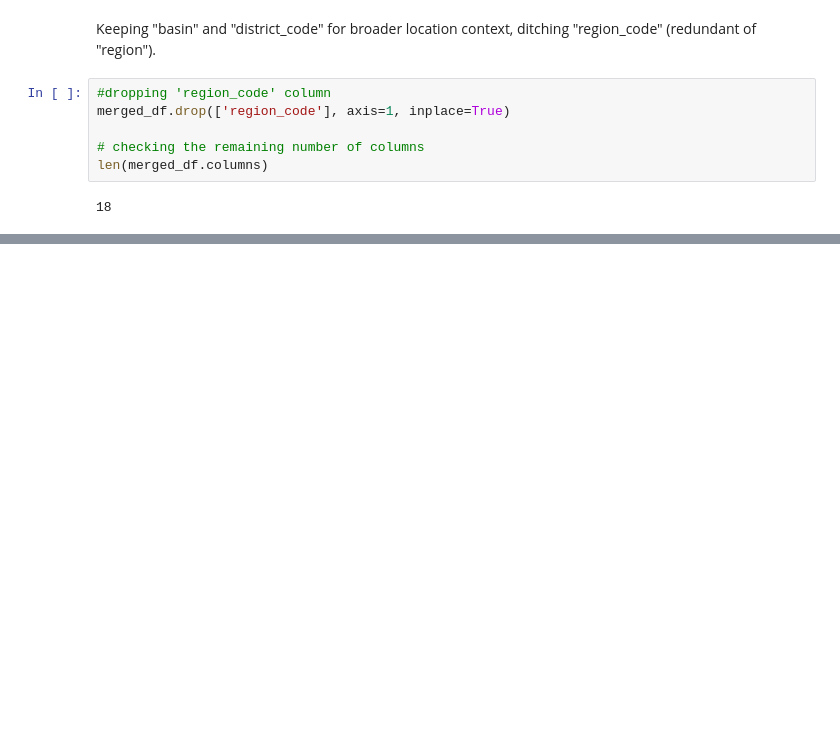
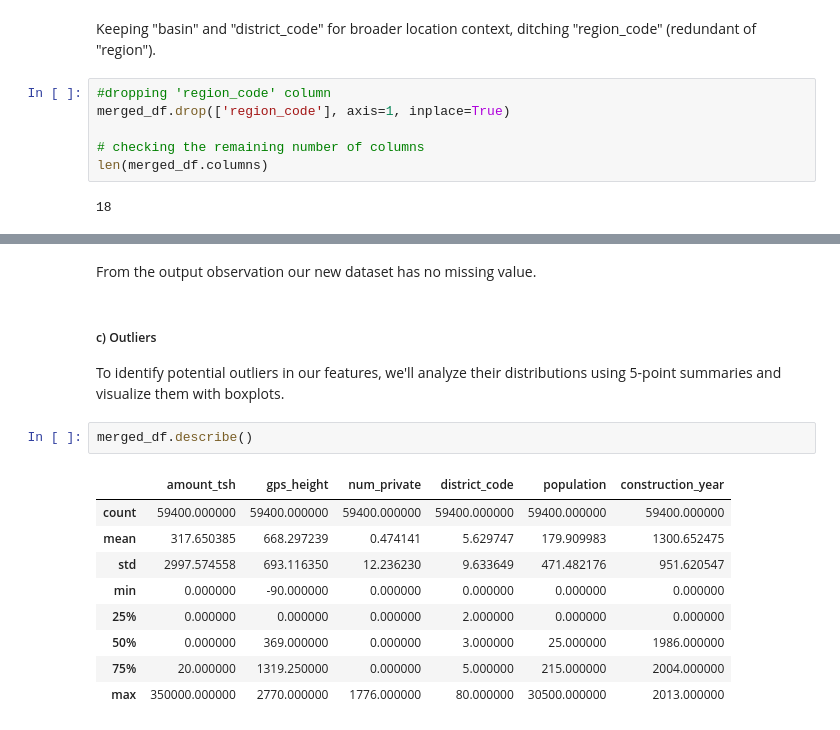
Before and after one commit to Cdasilver29/well-classification-documented, a Jupyter notebook: Technical.ipynb, the cells around one changed output, grey strips where cells are left out. Drawn from its saved outputs; the diff is of its cells as text; blank space fills up the shorter version.

```diff
--- a/Technical.ipynb
+++ b/Technical.ipynb
@@ -750,0 +844,17 @@ len(merged_df.columns)
+# %% [markdown]
+From the output observation our new dataset has no missing value.
+# %% [markdown]
+##### c) Outliers
+To identify potential outliers in our features, we'll analyze their distributions using 5-point summaries and visualize them with boxplots.
+# %%
+merged_df.describe()
+# %% [output]
+|  | amount_tsh | gps_height | num_private | district_code | population | construction_year |
+| count | 59400.000000 | 59400.000000 | 59400.000000 | 59400.000000 | 59400.000000 | 59400.000000 |
+| mean | 317.650385 | 668.297239 | 0.474141 | 5.629747 | 179.909983 | 1300.652475 |
+| std | 2997.574558 | 693.116350 | 12.236230 | 9.633649 | 471.482176 | 951.620547 |
+| min | 0.000000 | -90.000000 | 0.000000 | 0.000000 | 0.000000 | 0.000000 |
+| 25% | 0.000000 | 0.000000 | 0.000000 | 2.000000 | 0.000000 | 0.000000 |
+| 50% | 0.000000 | 369.000000 | 0.000000 | 3.000000 | 25.000000 | 1986.000000 |
+| 75% | 20.000000 | 1319.250000 | 0.000000 | 5.000000 | 215.000000 | 2004.000000 |
+| max | 350000.000000 | 2770.000000 | 1776.000000 | 80.000000 | 30500.000000 | 2013.000000 |
```
Also changed, not shown: parts of 11 cells of this notebook.
